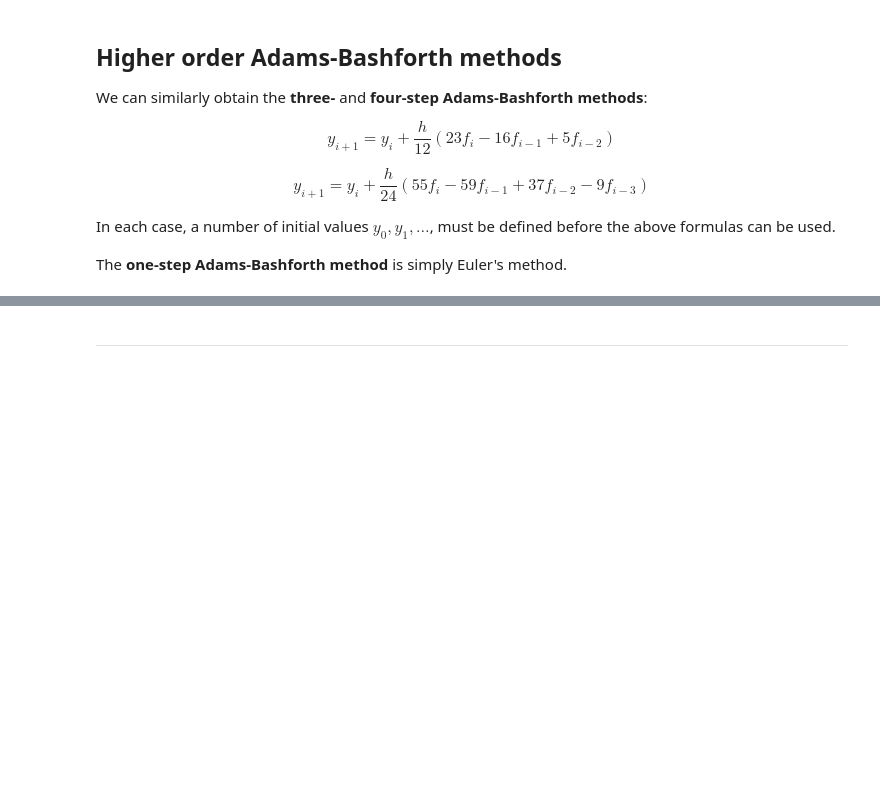
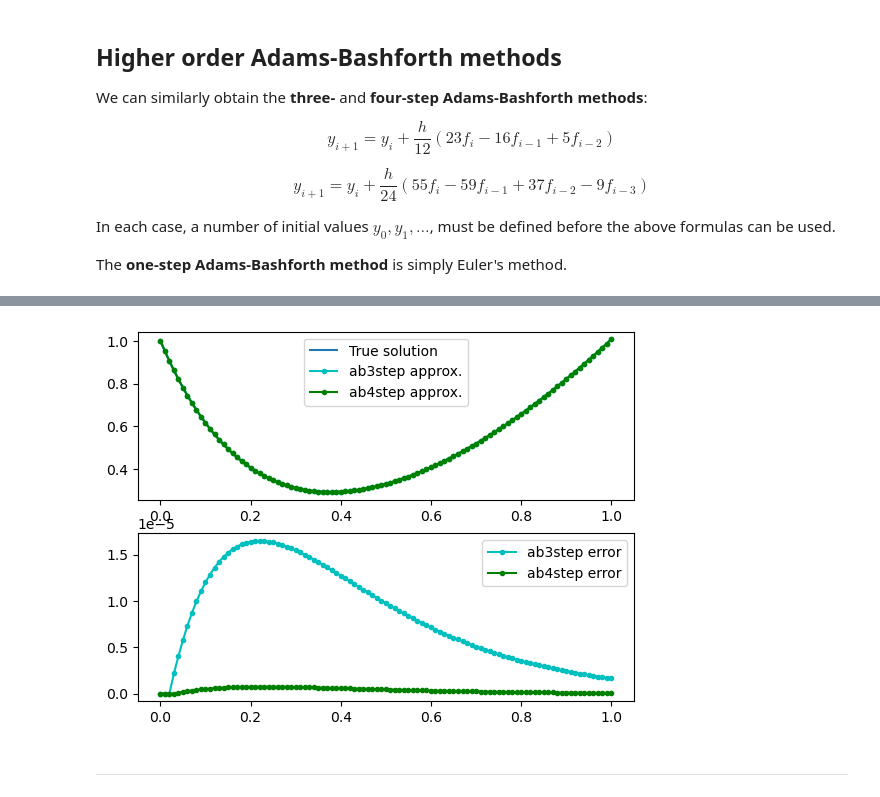
Before and after one commit to math435/20252-lecture-notes, a Jupyter notebook: chapter16/Section 16.4 - Multistep methods.ipynb, the cells around one changed output, grey strips where cells are left out. Drawn from its saved outputs; the diff is of its cells as text; code cells hidden in the pictures; blank space fills up the shorter version.

```diff
--- a/chapter16/Section 16.4 - Multistep methods.ipynb
+++ b/chapter16/Section 16.4 - Multistep methods.ipynb
@@ -266,34 +293,36 @@ end
 # %%
 using PyPlot
 
-N = 10
+N = 100
 
 tt = range(a, b, length=100)
 
 # Each method evaluates f(t,y) N (plus a small number) times
 tt1, yy1 = euler(f, a, b, y0, N)
 tt2, yy2 = ab2step(f, a, b, y0, N)
 tt3, yy3 = ab3step(f, a, b, y0, N)
 tt4, yy4 = ab4step(f, a, b, y0, N)
 abserr1 = abs.(yy1 - ytrue.(tt1))
 abserr2 = abs.(yy2 - ytrue.(tt2))
 abserr3 = abs.(yy3 - ytrue.(tt3))
 abserr4 = abs.(yy4 - ytrue.(tt4))
 
 subplot(2, 1, 1)
 plot(tt, ytrue.(tt), label="True solution")
 #plot(tt1, yy1, ".-g", label="euler approx.")
-plot(tt2, yy2, ".-r", label="ab2step approx.")
+#plot(tt2, yy2, ".-r", label="ab2step approx.")
 plot(tt3, yy3, ".-c", label="ab3step approx.")
 plot(tt4, yy4, ".-g", label="ab4step approx.")
 legend(loc="best")
 
 subplot(2, 1, 2)
 #plot(tt1, abserr1, ".-g", label="euler error")
-plot(tt2, abserr2, ".-r", label="ab2step error")
+#plot(tt2, abserr2, ".-r", label="ab2step error")
 plot(tt3, abserr3, ".-c", label="ab3step error")
 plot(tt4, abserr4, ".-g", label="ab4step error")
 legend(loc="best");
+# %% [output]
+[figure, added]
 # %% [markdown]
 ---
 # %% [markdown]
```
Also changed, not shown: parts of 15 cells of this notebook.
